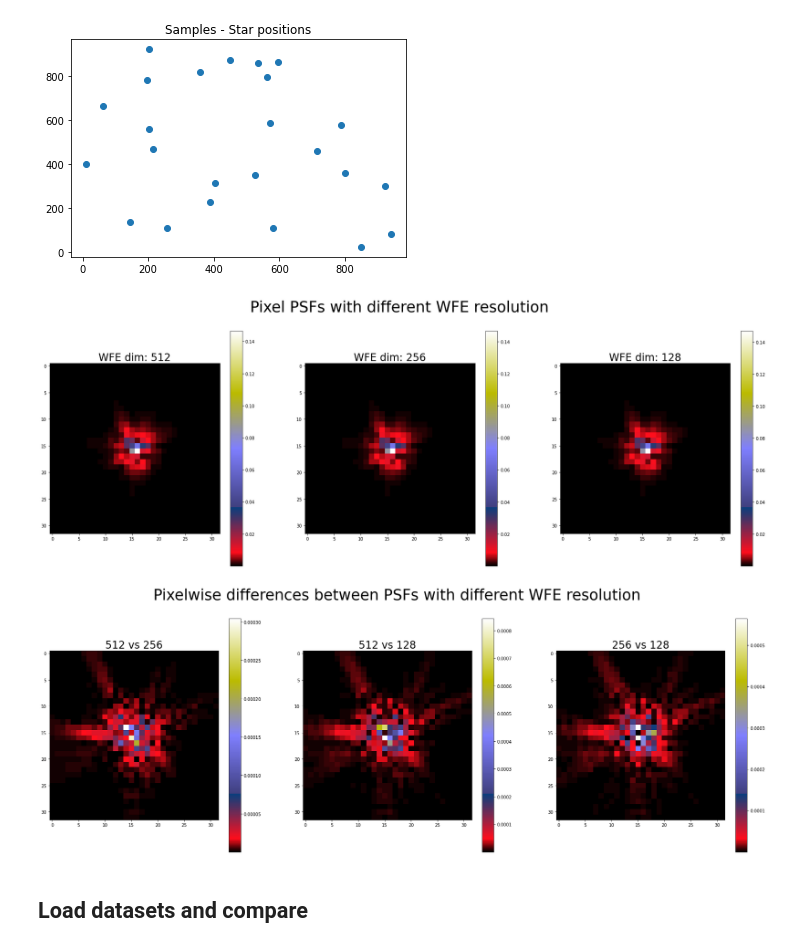
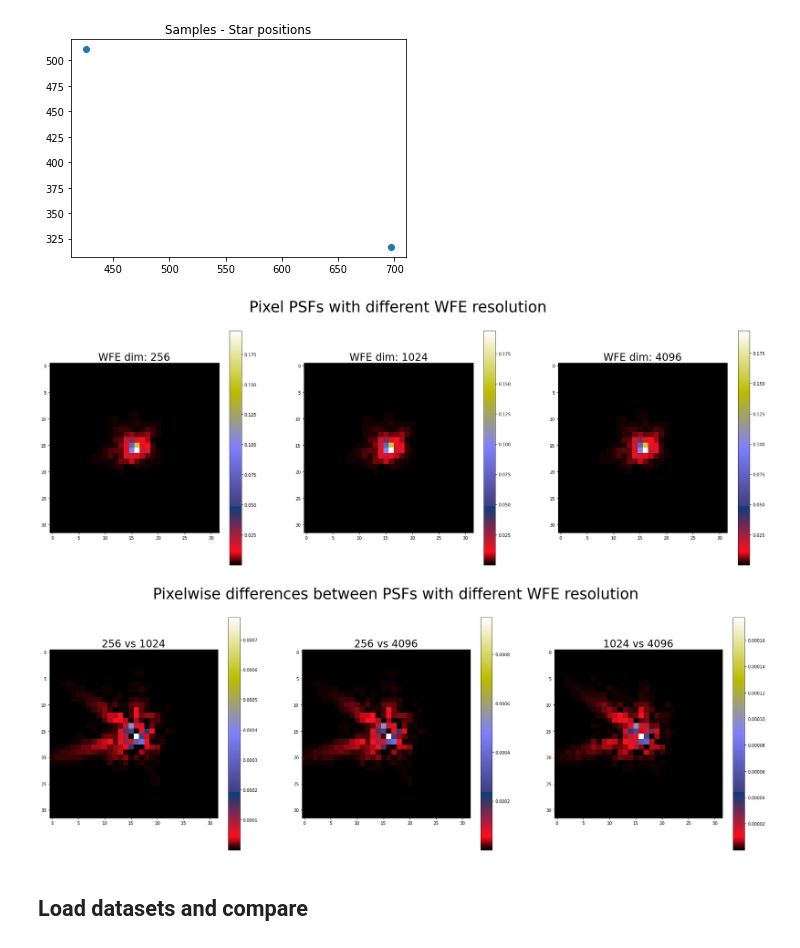
Before and after one commit to tobias-liaudat/wf-SEDs, a Jupyter notebook: WFE_sampling_test/notebooks/generate-multires-dataset.ipynb, the cells around one changed output. Cells and saved outputs as stored; diff of their text form; code cells hidden in the pictures.

```diff
--- a/WFE_sampling_test/notebooks/generate-multires-dataset.ipynb
+++ b/WFE_sampling_test/notebooks/generate-multires-dataset.ipynb
@@ -18,8 +18,8 @@ dataset_id_str = '%03d'%(dataset_id)
 
 
 # This list must be in order from bigger to smaller
-n_star_list = [20, 10]
-n_test_stars = 4  # 20% of the max test stars
+n_star_list = [1]
+n_test_stars = 1  # 20% of the max test stars
 
 
 # Parameters
@@ -29,6 +29,7 @@ x_lims = [0, 1e3]
 y_lims = [0, 1e3]
 grid_points = [4, 4]
 n_bins = 20
+auto_init = True
 verbose = True
 
 oversampling_rate = 3.
@@ -39,11 +40,8 @@ output_dim = 32
 LP_filter_length = 2
 euclid_obsc = True
 
-# Desired WFE resolutions in decreasing order
-WFE_resolutions = [512, 256, 128]
-
-# Generate data in maximum resolution
-pupil_diameter = WFE_resolutions[0]
+# Desired WFE resolutions in increasing order
+WFE_resolutions = [256, 1024, 4096]
 # %%
 zernikes_multires = []
 sim_PSF_toolkit_multires = []
@@ -64,12 +62,13 @@ for i, pupil_diameter_ in tqdm(enumerate(WFE_resolutions)):
     gen_poly_fieldPSF_multires.append( wf_psf.GenPolyFieldPSF(sim_PSF_toolkit_multires[i], d_max=d_max,
                                         grid_points=grid_points, max_order=max_order,
                                         x_lims=x_lims, y_lims=y_lims, n_bins=n_bins,
-                                        lim_max_wfe_rms=max_wfe_rms, verbose=verbose) )
+                                        lim_max_wfe_rms=max_wfe_rms, auto_init=auto_init, verbose=verbose) )
+    auto_init = False
 # %%
 # Share C_poly coefficients throughout all the different resolution models
 for i in range(len(gen_poly_fieldPSF_multires)-1):
-    gen_poly_fieldPSF_multires[i+1].C_poly = gen_poly_fieldPSF_multires[0].C_poly
-    gen_poly_fieldPSF_multires[i+1].WFE_RMS = gen_poly_fieldPSF_multires[0].WFE_RMS
+    gen_poly_fieldPSF_multires[i+1].set_C_poly(gen_poly_fieldPSF_multires[0].C_poly)
+    gen_poly_fieldPSF_multires[i+1].set_WFE_RMS(gen_poly_fieldPSF_multires[0].WFE_RMS)
 # %%
 # Load the SEDs
 stellar_SEDs = np.load(SED_path + 'SEDs.npy', allow_pickle=True)
@@ -101,7 +100,7 @@ plt.scatter(pos_np[:,0],pos_np[:,1])
 plt.title('Samples - Star positions')
 plt.show()
 # %% [output]
-[figure, old version]
+[figure, new version]
 # %%
 poly_psf_multires = []
 zernike_coef_multires = []
@@ -121,37 +120,37 @@ for gen_poly_fieldPSF in gen_poly_fieldPSF_multires:
     poly_psf_multires.append(np.copy(poly_psf_list))
     zernike_coef_multires.append(np.copy(zernike_coef_list))
 # %%
-star_to_show = 15
+star_to_show = 0
 
 plt.figure(figsize=(30,10))
 plt.suptitle('Pixel PSFs with different WFE resolution', fontsize=35)
 plt.subplot(131)
 plt.imshow(poly_psf_multires[0][star_to_show,:,:], cmap='gist_stern');plt.colorbar()
-plt.title('WFE dim: 512', fontsize=24)
+plt.title('WFE dim: 256', fontsize=24)
 plt.subplot(132)
 plt.imshow(poly_psf_multires[1][star_to_show,:,:], cmap='gist_stern');plt.colorbar()
-plt.title('WFE dim: 256', fontsize=24)
+plt.title('WFE dim: 1024', fontsize=24)
 plt.subplot(133)
 plt.imshow(poly_psf_multires[2][star_to_show,:,:], cmap='gist_stern');plt.colorbar()
-plt.title('WFE dim: 128', fontsize=24)
+plt.title('WFE dim: 4096', fontsize=24)
 plt.show()
 # %% [output]
-[figure, old version]
+[figure, new version]
 # %%
 plt.figure(figsize=(30,10))
 plt.suptitle('Pixelwise differences between PSFs with different WFE resolution', fontsize=35)
 plt.subplot(131)
 plt.imshow(np.abs( poly_psf_multires[0][star_to_show,:,:]-poly_psf_multires[1][star_to_show,:,:] ), cmap='gist_stern');plt.colorbar()
-plt.title('512 vs 256', fontsize=24)
+plt.title('256 vs 1024', fontsize=24)
 plt.subplot(132)
 plt.imshow(np.abs( poly_psf_multires[0][star_to_show,:,:]-poly_psf_multires[2][star_to_show,:,:] ), cmap='gist_stern');plt.colorbar()
-plt.title('512 vs 128', fontsize=24)
+plt.title('256 vs 4096', fontsize=24)
 plt.subplot(133)
 plt.imshow(np.abs( poly_psf_multires[2][star_to_show,:,:]-poly_psf_multires[1][star_to_show,:,:] ), cmap='gist_stern');plt.colorbar()
-plt.title('256 vs 128', fontsize=24)
+plt.title('1024 vs 4096', fontsize=24)
 plt.show()
 # %% [output]
-[figure, old version]
+[figure, new version]
 # %%
 WFE_res_id = 0
 
```
Also changed, not shown: parts of 5 cells of this notebook.
